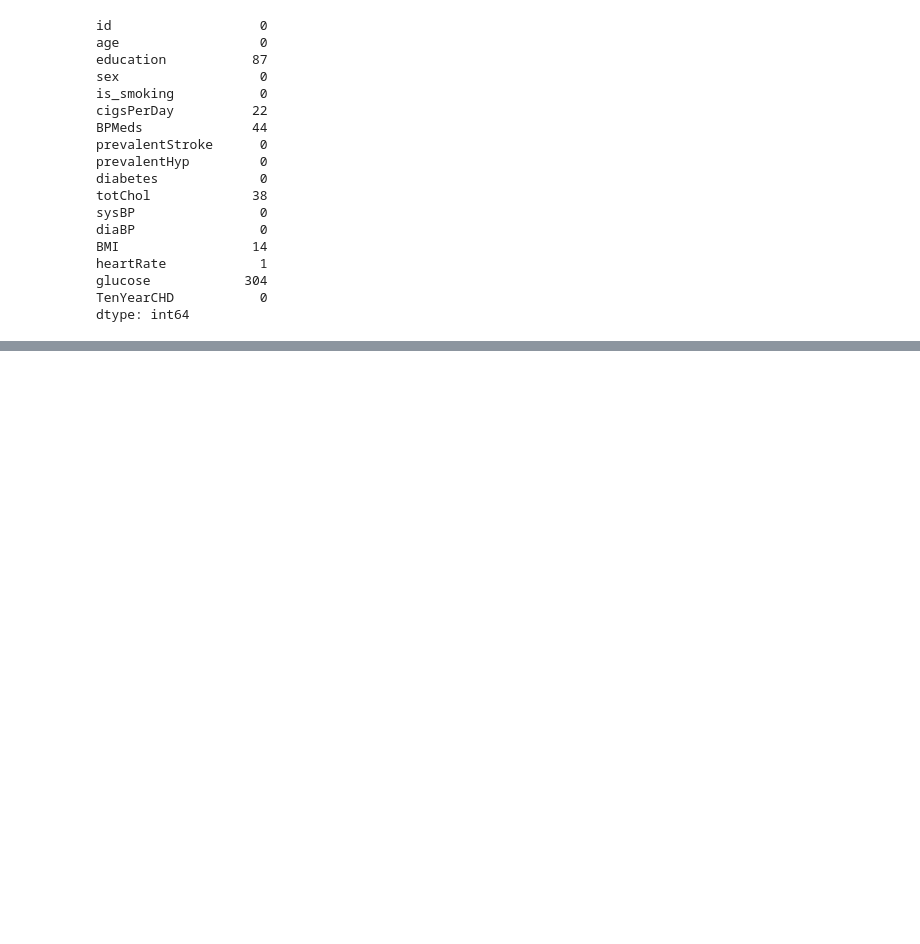
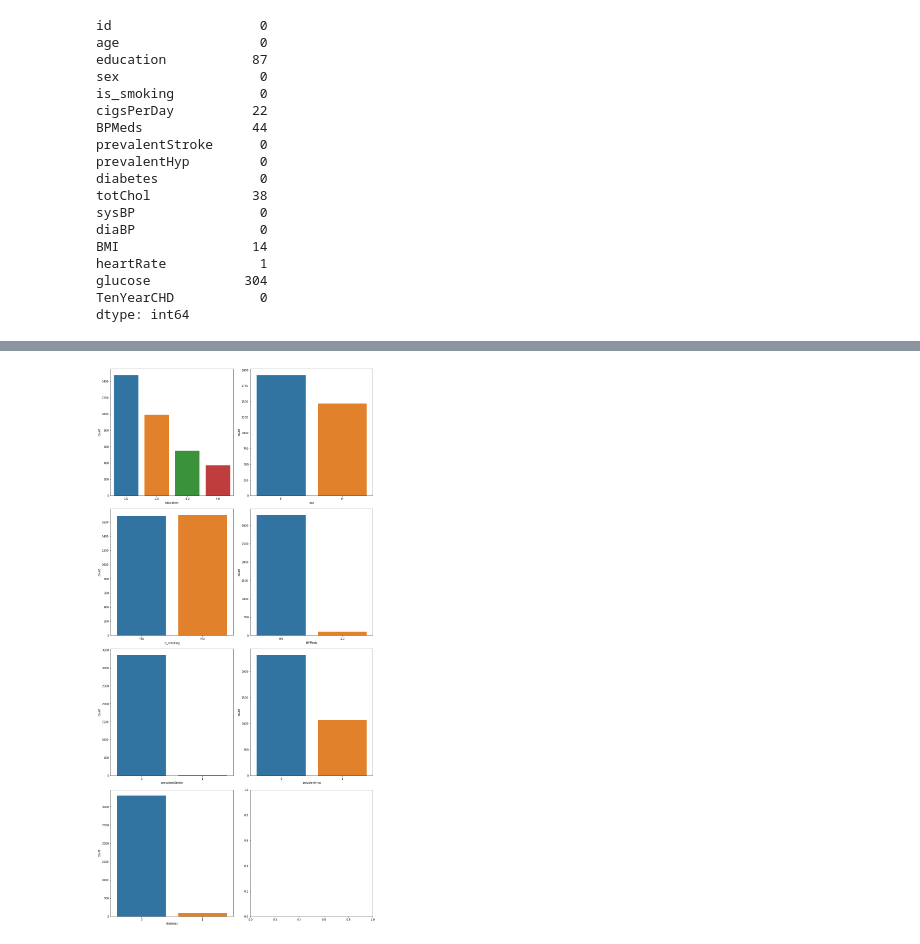
Before and after one commit to KirteshVerma/Cardiovascular_Risk_Prediction, a Jupyter notebook: kirtesh_Cardio_Risk_Prediction.ipynb, the cells around one changed output, grey strips where cells are left out. Saved outputs shown, nothing was run; the diff lists cells and outputs as text; code cells hidden in the pictures; blank space fills up the shorter version.

```diff
--- a/kirtesh_Cardio_Risk_Prediction.ipynb
+++ b/kirtesh_Cardio_Risk_Prediction.ipynb
@@ -102,0 +128,6 @@ f'The number of duplicated values are = {duplicated_values}'
+# %%
+# creating a list that contains all the categorical features
+categorical_columns = [i for i in df.columns if len(df[i].unique())<10]
+
+categorical_columns.remove('TenYearCHD') # dropping the target variable i.e. TenYearCHD
+print(list(categorical_columns))
@@ -102,0 +160,13 @@ f'The number of duplicated values are = {duplicated_values}'
+# %%
+#plotting countplot for categorical columns
+num_plots = len(categorical_columns)
+total_cols = 2
+total_rows = num_plots//total_cols + 1
+fig, axs = plt.subplots(nrows=total_rows, ncols=total_cols,
+                        figsize=(7*total_cols, 7*total_rows), facecolor='w', constrained_layout=True)
+for i, var in enumerate(categorical_columns):
+    row = i//total_cols
+    pos = i % total_cols
+    plot = sns.countplot(x=var, data=df, ax=axs[row][pos])
+# %% [output]
+[figure, added]
```
Also changed, not shown: parts of 10 cells of this notebook.
